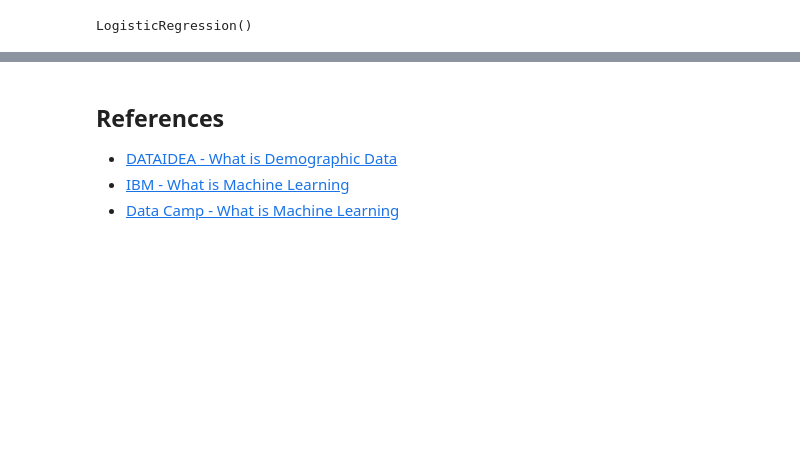
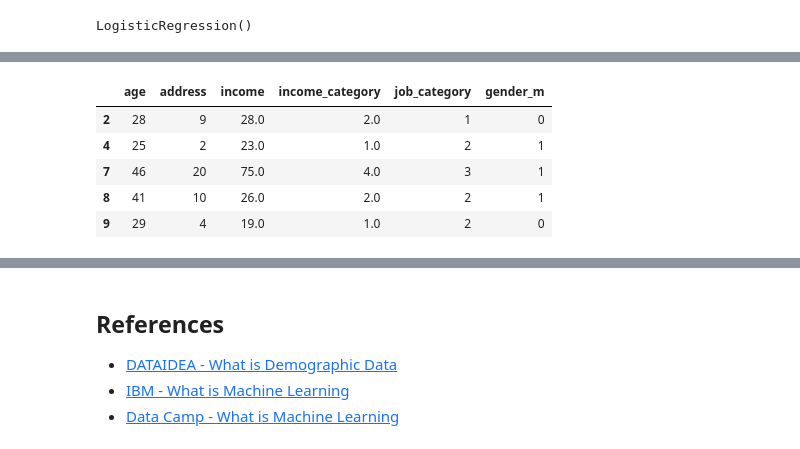
Before and after one commit to dataidea/dataidea, a Jupyter notebook: nbs/Python Data Analysis/Week4 ML Intro/41_overview_of_machine_learning.ipynb, the cells around one changed output, grey strips where cells are left out. Saved outputs shown, nothing was run; the diff lists cells and outputs as text; code cells hidden in the pictures; blank space fills up the shorter version.

```diff
--- a/nbs/Python Data Analysis/Week4 ML Intro/41_overview_of_machine_learning.ipynb
+++ b/nbs/Python Data Analysis/Week4 ML Intro/41_overview_of_machine_learning.ipynb
@@ -295 +348,10 @@ demo_df2[demo_df2.marital_status == 'no answer']
+# %%
+demo_df6
+# %% [output]
+|  | age | address | income | income_category | job_category | gender_m |
+| 2 | 28 | 9 | 28.0 | 2.0 | 1 | 0 |
+| 4 | 25 | 2 | 23.0 | 1.0 | 2 | 1 |
+| 7 | 46 | 20 | 75.0 | 4.0 | 3 | 1 |
+| 8 | 41 | 10 | 26.0 | 2.0 | 2 | 1 |
+| 9 | 29 | 4 | 19.0 | 1.0 | 2 | 0 |
 # %%
```
Also changed, not shown: parts of 36 cells of this notebook.
